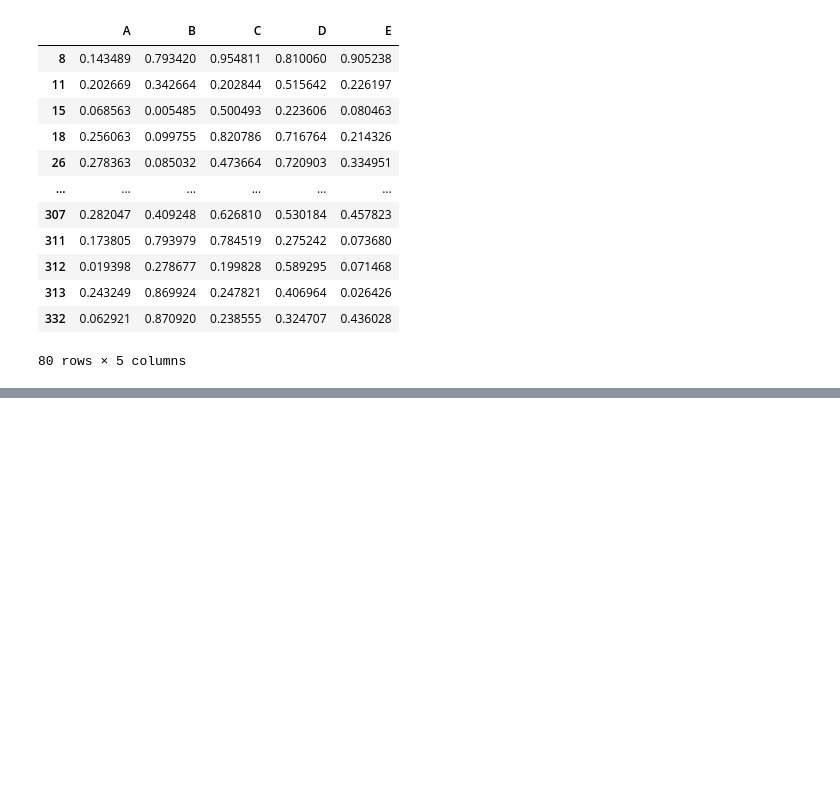
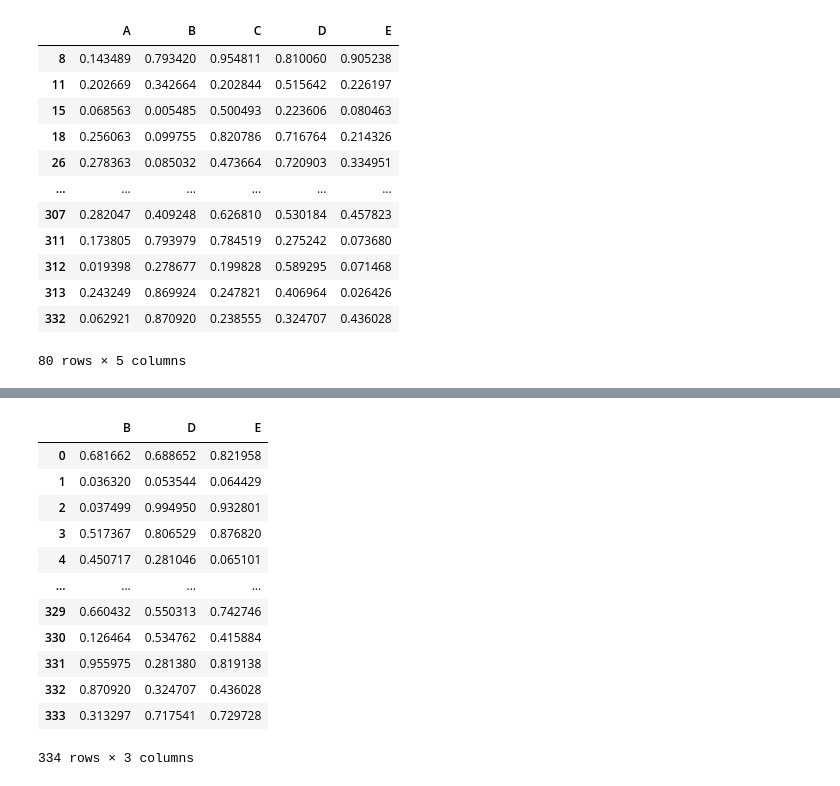
Before and after one commit to simakhter1109/python-journey, a Jupyter notebook: 05-Pandas/Pandas.ipynb, the cells around one changed output, grey strips where cells are left out. Saved outputs shown, nothing was run; the diff lists cells and outputs as text; code cells hidden in the pictures; blank space fills up the shorter version.

```diff
--- a/05-Pandas/Pandas.ipynb
+++ b/05-Pandas/Pandas.ipynb
@@ -540,0 +580,16 @@ df3.loc[(df3 ['A']< 0.3) & (df3['C']> 0.1)]
+# %%
+df3.drop(['A', 'C'], axis = 1)
+# %% [output]
+|  | B | D | E |
+| 0 | 0.681662 | 0.688652 | 0.821958 |
+| 1 | 0.036320 | 0.053544 | 0.064429 |
+| 2 | 0.037499 | 0.994950 | 0.932801 |
+| 3 | 0.517367 | 0.806529 | 0.876820 |
+| 4 | 0.450717 | 0.281046 | 0.065101 |
+| ... | ... | ... | ... |
+| 329 | 0.660432 | 0.550313 | 0.742746 |
+| 330 | 0.126464 | 0.534762 | 0.415884 |
+| 331 | 0.955975 | 0.281380 | 0.819138 |
+| 332 | 0.870920 | 0.324707 | 0.436028 |
+| 333 | 0.313297 | 0.717541 | 0.729728 |
+334 rows × 3 columns
```
Also changed, not shown: parts of 5 cells of this notebook.
